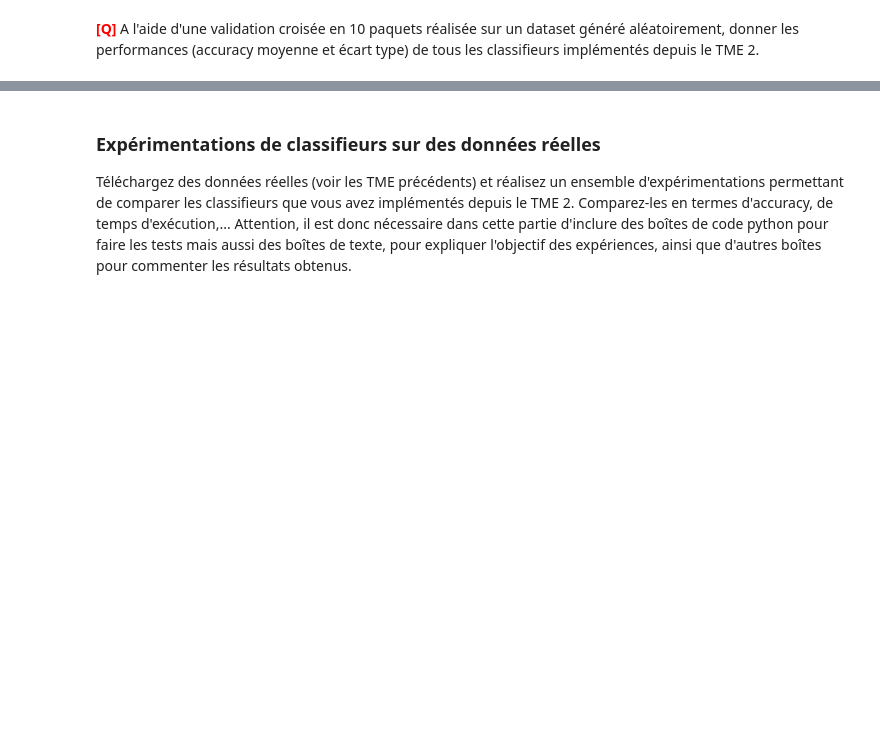
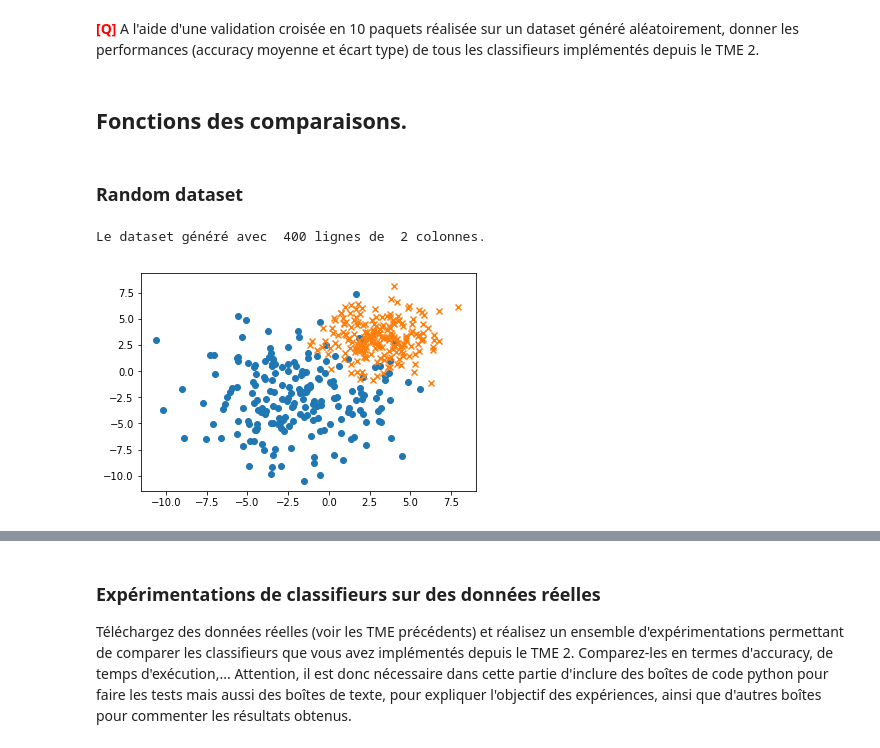
Before and after one commit to shetsecure/3i026, a Jupyter notebook: tme-05/tme-05.ipynb, the cells around one changed output, grey strips where cells are left out. Drawn from its saved outputs; the diff is of its cells as text; code cells hidden in the pictures; blank space fills up the shorter version.

```diff
--- a/tme-05/tme-05.ipynb
+++ b/tme-05/tme-05.ipynb
@@ -339,0 +326,2 @@ Classifieur  ClassifierPerceptron [2] rate=0.01 et w=[0.3379544  0.27966031]
+# %% [markdown]
+## Fonctions des comparaisons.
@@ -339,0 +384,14 @@ Classifieur  ClassifierPerceptron [2] rate=0.01 et w=[0.3379544  0.27966031]
+# %% [markdown]
+### Random dataset
+# %%
+rand_desc, rand_label = ut.genere_dataset_gaussian(np.array([3,3]),np.array([[3,0],[0,3]]), \
+                                                     np.array([-2,-2]),np.array([[10,0],[0,10]]),\
+                                                     200)
+
+print("Le dataset généré avec ", np.shape(rand_desc)[0], "lignes de ", np.shape(rand_desc)[1], "colonnes.")
+
+# Affichage :
+ut.plot2DSet(rand_desc,rand_label)
+# %% [output]
+Le dataset généré avec  400 lignes de  2 colonnes.
+[figure, added]
```
Also changed, not shown: parts of 12 cells of this notebook, 3 other files.
